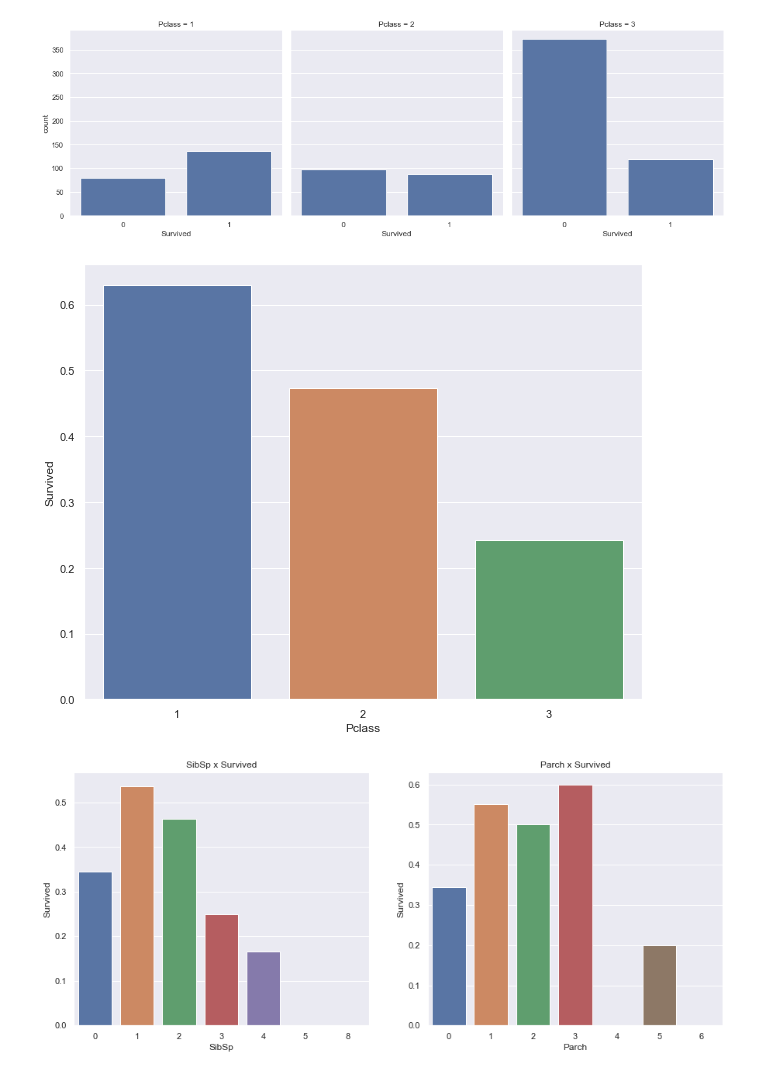
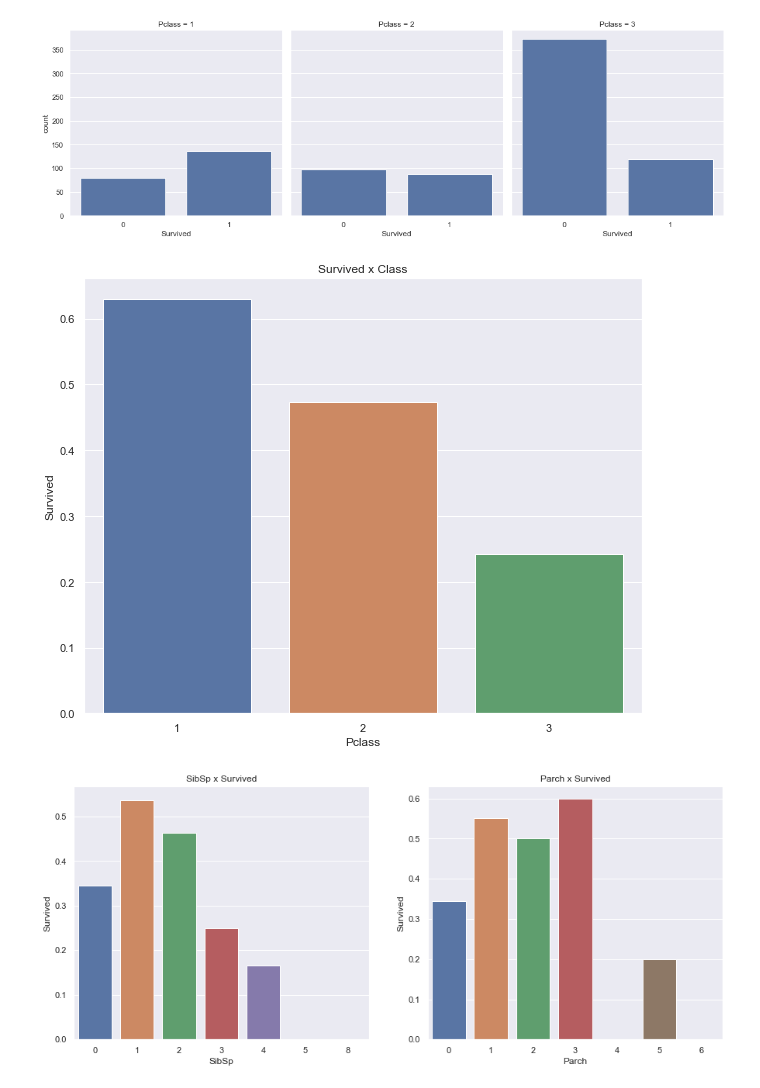
Before and after one commit to IvaStival/DataScience, a Jupyter notebook: Binahki/Challenge_01/code/titanic_analysis_review.ipynb, the cells around one changed output. Drawn from its saved outputs; the diff is of its cells as text; code cells hidden in the pictures.

```diff
--- a/Binahki/Challenge_01/code/titanic_analysis_review.ipynb
+++ b/Binahki/Challenge_01/code/titanic_analysis_review.ipynb
@@ -160,9 +161,10 @@ plt.show()
 # %%
 fig = plt.figure(figsize=(10,8))
 sns.barplot(data=df_train, x="Pclass", y="Survived", ci=False)
+plt.title("Survived x Class")
 plt.show()
 # %% [output]
-[figure, old version]
+[figure, new version]
 # %%
 plt.figure(figsize=(15,6))
 plt.subplot(1, 2, 1)
```
Also changed, not shown: parts of 2 cells of this notebook, 11 other files.
